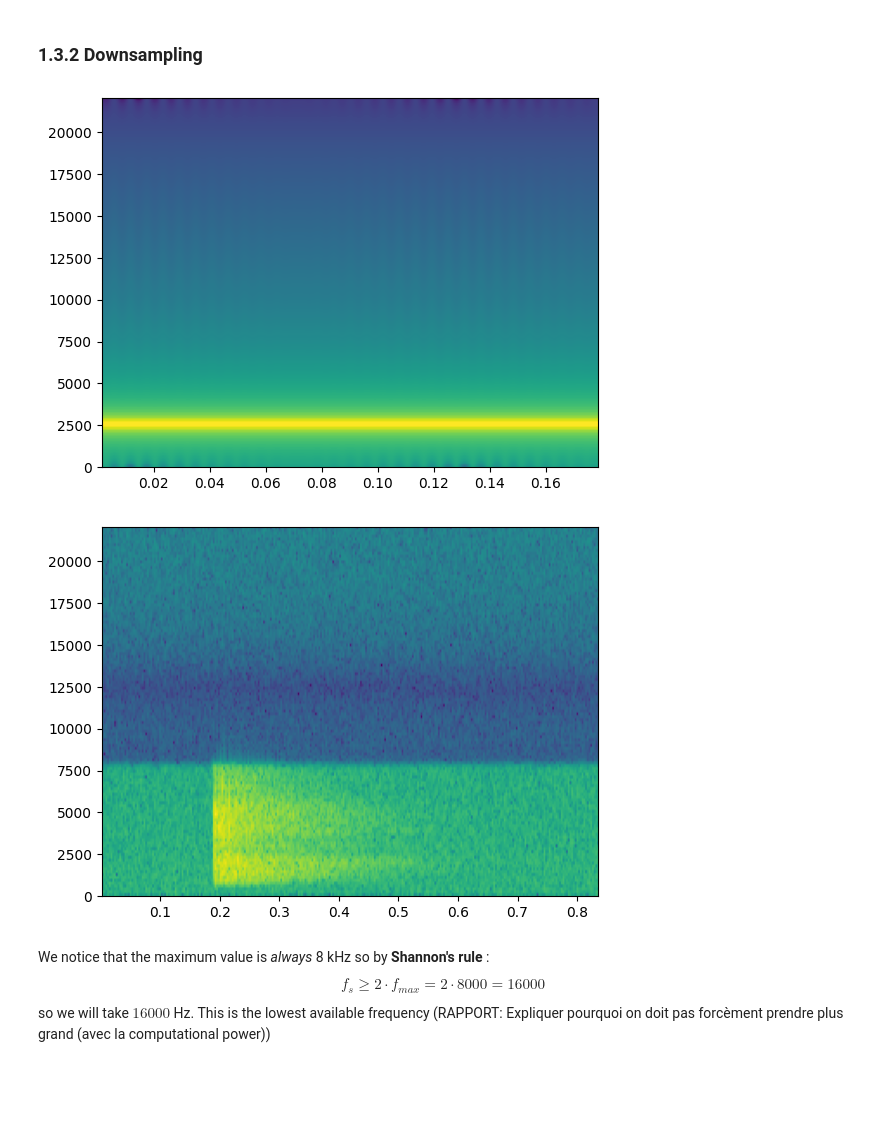
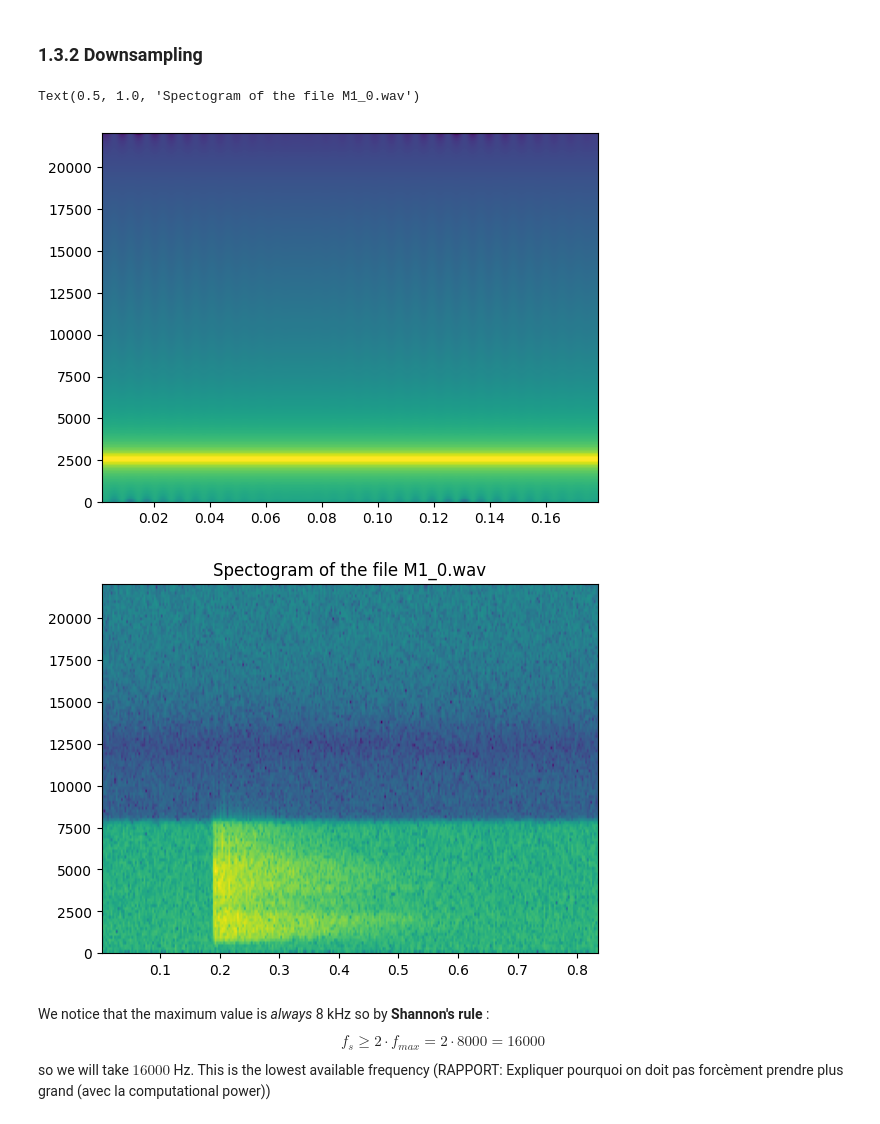
Before and after one commit to PizzaManStarted/projet_signal, a Jupyter notebook: code.ipynb, the cells around one changed output. Saved outputs shown, nothing was run; the diff lists cells and outputs as text; code cells hidden in the pictures; blank space fills up the shorter version.

Commit message:
cleaning the code and plots

```diff
--- a/code.ipynb
+++ b/code.ipynb
@@ -229,20 +229,22 @@ plot_sound_wave(normalise(data1))
 # %%
 # Let's first take an example:
 ws = 44.1 * 1000
 N = 8000
 f = 2500
 amplitude = 8
 plt.figure()
 f, samples = create_sine_wave(f, amplitude, ws, N)
 x = plt.specgram(normalise(samples), Fs=ws)
 plt.figure()
 
 # Using that example, let's do the same for one of the audio file :)
 f, data1 = read_wavefile("LocateClaps/M1_0.wav")
 x = plt.specgram(normalise(data1), Fs=f)
+plt.title("Spectogram of the file M1_0.wav")
 # %% [output]
+Text(0.5, 1.0, 'Spectogram of the file M1_0.wav')
 [figure]
-[figure, old version]
+[figure, new version]
 # %% [markdown]
 We notice that the maximum value is *always* 8 kHz so by **Shannon's rule** : $$f_s \geq 2 \cdot f_{max} = 2 \cdot 8000 = 16000$$ so we will take $16000$ Hz.
 This is the lowest available frequency (RAPPORT: Expliquer pourquoi on doit pas forcèment prendre plus grand (avec la computational power))
```
Also changed, not shown: parts of 9 cells of this notebook, 1 other file.
